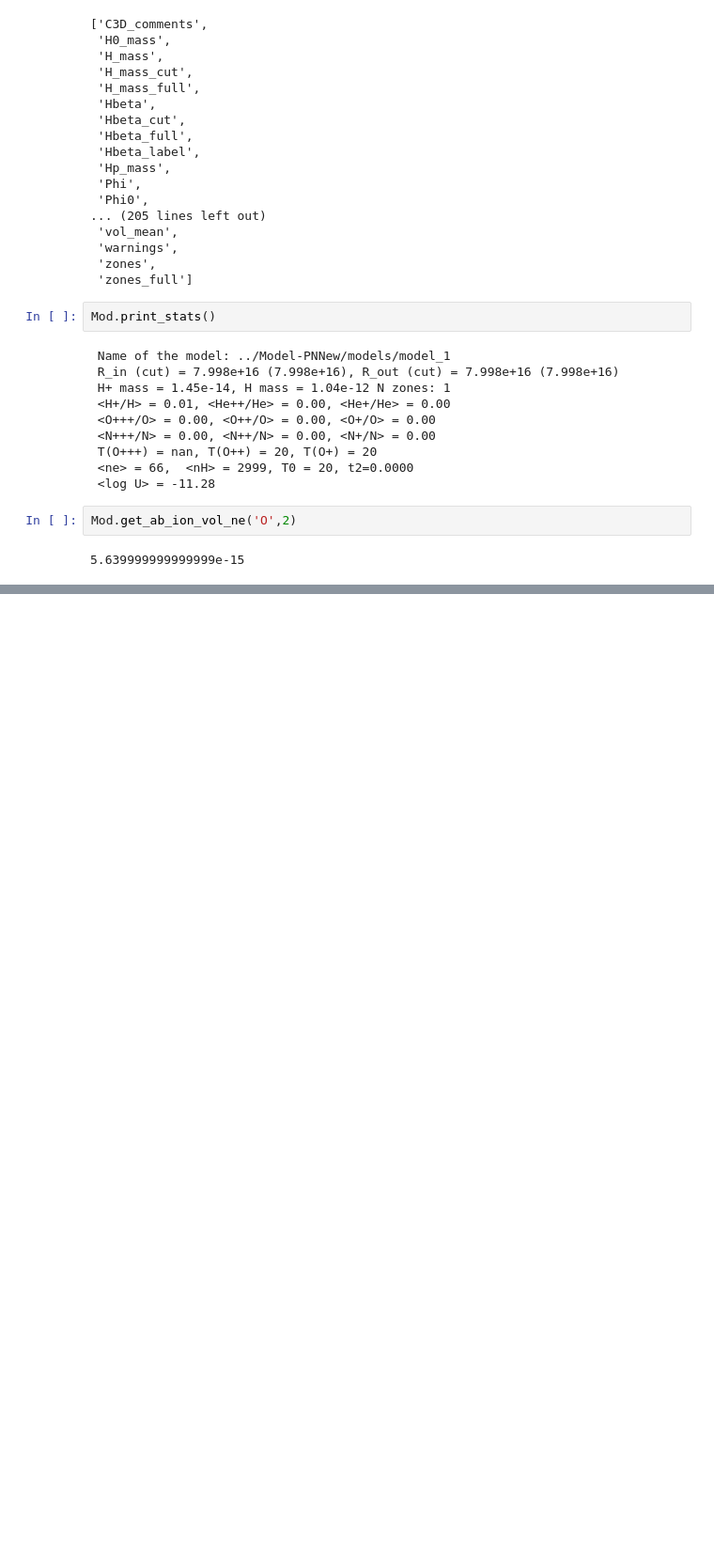
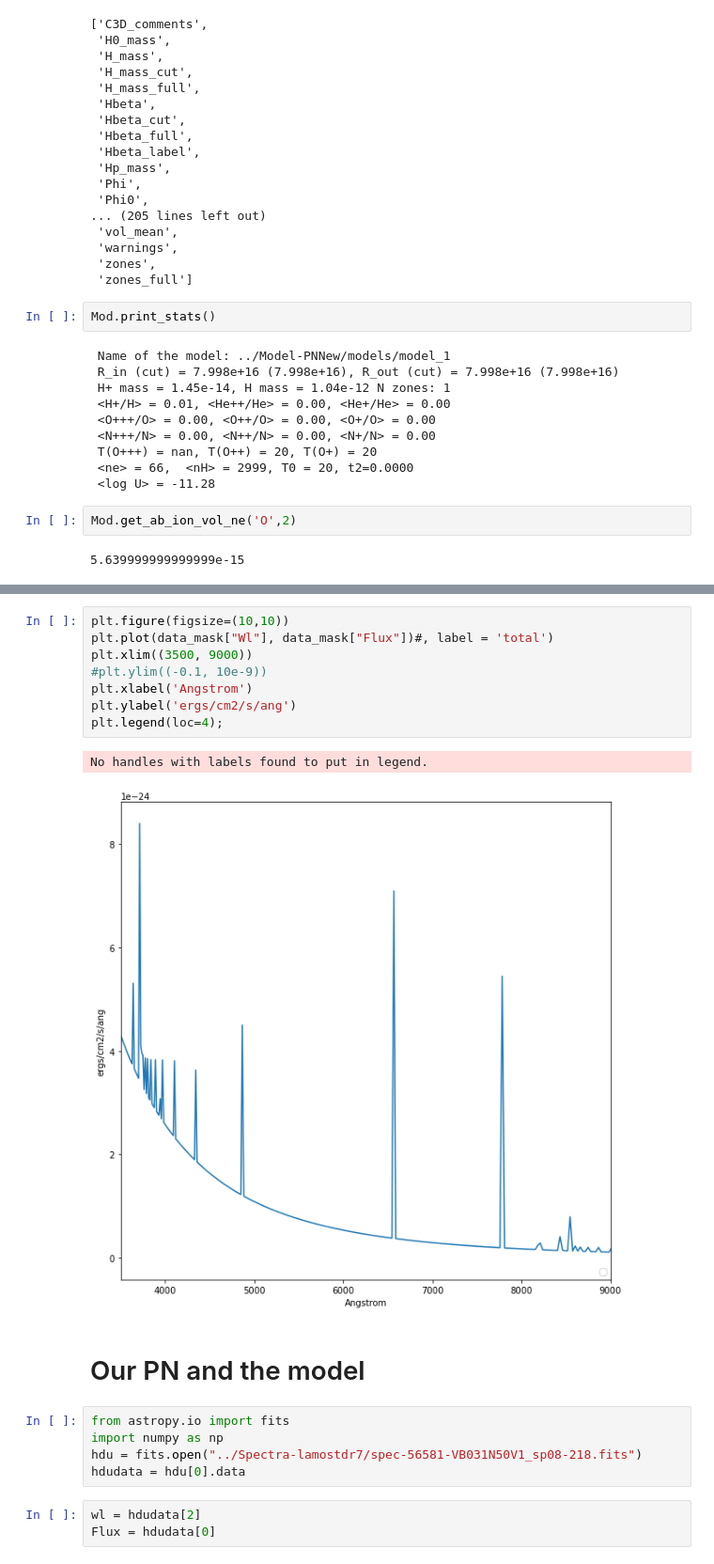
Before and after one commit to AngelGSoto/PNe-LAMOST, a Jupyter notebook: notebook/try-reproduce-spectra-pyCloudy.ipynb, the cells around one changed output, grey strips where cells are left out. Shown: that part at 94% size. Cells and saved outputs as stored; diff of their text form; blank space fills up the shorter version.

```diff
--- a/notebook/try-reproduce-spectra-pyCloudy.ipynb
+++ b/notebook/try-reproduce-spectra-pyCloudy.ipynb
@@ -164,0 +177,21 @@ plt.legend(loc=4);
+# %%
+plt.figure(figsize=(10,10))
+plt.plot(data_mask["Wl"], data_mask["Flux"])#, label = 'total')
+plt.xlim((3500, 9000))
+#plt.ylim((-0.1, 10e-9))
+plt.xlabel('Angstrom')
+plt.ylabel('ergs/cm2/s/ang')
+plt.legend(loc=4);
+# %% [output]
+No handles with labels found to put in legend.
+[figure, added]
+# %% [markdown]
+# Our PN and the model
+# %%
+from astropy.io import fits
+import numpy as np
+hdu = fits.open("../Spectra-lamostdr7/spec-56581-VB031N50V1_sp08-218.fits")
+hdudata = hdu[0].data
+# %%
+wl = hdudata[2]
+Flux = hdudata[0]
```
Also changed, not shown: parts of 17 cells of this notebook, 24 other files.
